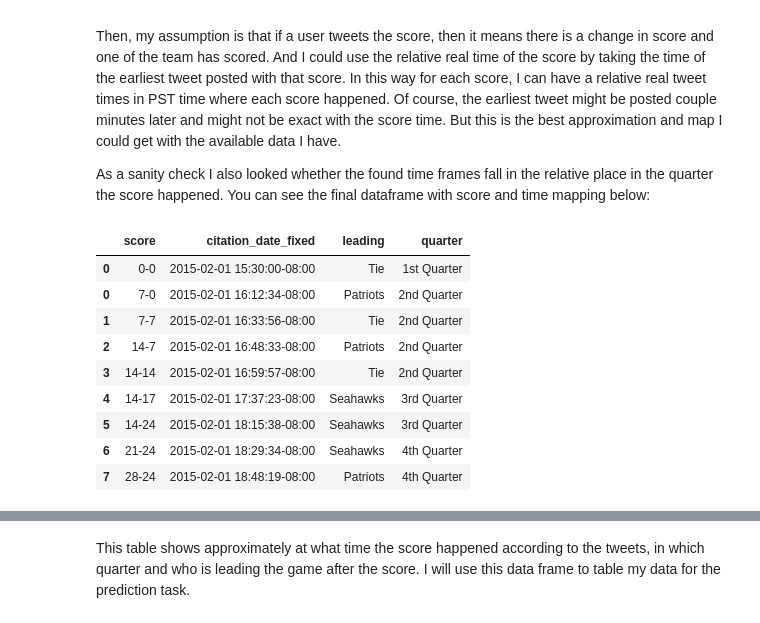
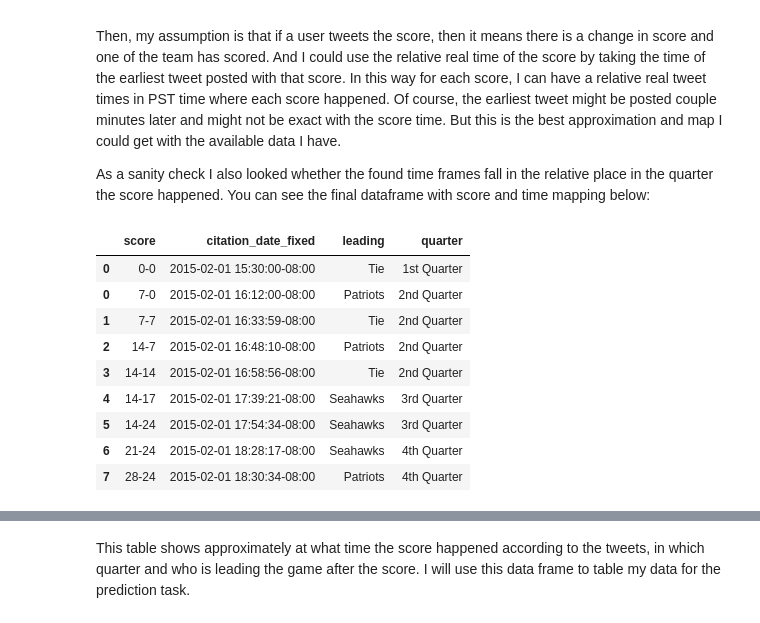
Before and after one commit to camligorkem/data-sicence-projects, a Jupyter notebook: project_4/Project_4_Part2_Twitter_Data.ipynb, the cells around one changed output, grey strips where cells are left out. Saved outputs shown, nothing was run; the diff lists cells and outputs as text; code cells hidden in the pictures.

```diff
--- a/project_4/Project_4_Part2_Twitter_Data.ipynb
+++ b/project_4/Project_4_Part2_Twitter_Data.ipynb
@@ -866,0 +889,26 @@ def apply_roberta(text):
+# %%
+def allen_nlp_roberta_sentiment(data, tweet_feature_name='cleaned_title'):
+    post_fix = '_'+tweet_feature_name
+    prefix ='sent_allen_nlp_roberta_'
+
+    if 'sent_allennlp_roberta_neg_cleaned_title' in data.columns:
+        return data
+    else:
+        # read cardiff data
+        allen = pd.read_csv('data/during_game_only_with_allennlp_roberta.csv', index_col=0, lineterminator='\n')
+
+        # merge data frames
+        cs = ['index',  'title', 'sent_allennlp_roberta_pos_cleaned_title',
+              'sent_allennlp_roberta_neg_cleaned_title','sent_allennlp_roberta_label_cleaned_title']
+        small_all = allen[cs]
+        data = data.merge(small_all, how='left', on=['index','title'])
+
+        # check
+        #tweet_emt_df[(~tweet_emt_df.sent_cardiffnlp_roberta_pos_cleaned_title.isnull()) &
+        #    (tweet_emt_df.game_status == 'during_game')].shape[0]
+
+        # save data frame
+        data.to_csv('data/tweet_emt_df.csv')
+    return data
+
+tweet_emt_df = allen_nlp_roberta_sentiment(data=tweet_emt_df, tweet_feature_name='cleaned_title')
@@ -1040,8 +1167,8 @@ def create_time(tm):
 
 quarter_times = {
     'first_qt_start' : GAME_START,
-    'first_qt_end' : create_time(datetime.datetime(2015, 2, 1, 16, 0, 0, 0)),
-    'second_qt_start' : create_time(datetime.datetime(2015, 2, 1, 16, 0, 0, 0)), #first_qt_end,
+    'first_qt_end' : create_time(datetime.datetime(2015, 2, 1, 15, 58, 0, 0)),
+    'second_qt_start' : create_time(datetime.datetime(2015, 2, 1, 15, 58, 0, 0)), #first_qt_end,
     'second_qt_end' : create_time(datetime.datetime(2015, 2, 1, 17, 9, 0, 0)),
 
     'half_time_start' : create_time(datetime.datetime(2015, 2, 1, 17, 9, 0, 0)),
@@ -1121,6 +1248,7 @@ Then, my assumption is that if a user tweets the score, then it means there is a
 As a sanity check I also looked whether the found time frames fall in the relative place in the quarter the score happened. You can see the final dataframe with score and time mapping below:
 # %%
 scores_list = ['7-0','7-7', '14-7','14-14','14-17','14-24','21-24','28-24']
+
 
 # regex to find scores of the game written by users in the tweets
 strs = r'(0|[1-9]\d*)-(0|[1-9]\d*)' #'(0|[1-9]\d*)-(0|[1-9]\d*)|(0|[1-9]\d*) - (0|[1-9]\d*)' #'touchdown|td|Touch down|Touchdown|TD'
@@ -1137,41 +1265,41 @@ cls = ['citation_date_fixed', 'score']
 score_not_null = sub_twt_df[sub_twt_df.score.notnull()]
 #display(score_not_null[cls])
 
-score_time_df = score_not_null[cls].groupby(by=['score']).first()
+score_time_df = score_not_null[cls].groupby(by=['score']).nth(5)
 score_time_df = score_time_df.reindex(scores_list)
 score_time_df.reset_index(inplace=True)
 def find_leading(score):
     scores = score.split('-')
     pat_score = int(scores[0])
     hawk_score = int(scores[1])
     leading=''
     if pat_score==hawk_score:
         leading='Tie'
     elif pat_score > hawk_score:
         leading='Patriots'
     else:
         leading='Seahawks'
     return leading
 score_time_df['leading']= score_time_df.score.apply(lambda x: find_leading(x))
 start = pd.DataFrame([['0-0', GAME_START, 'Tie' ]], columns=['score', 'citation_date_fixed', 'leading'])
 score_time_df = pd.concat([start, score_time_df])
 
 def find_quarter(x_dt):
-    dic_k = {'first_qt_start':'1st Quarter', 'second_qt_end':'2nd Quarter',
+    dic_k = {'first_qt_end':'1st Quarter', 'first_qt_start':'1st Quarter', 'second_qt_end':'2nd Quarter',
              'third_qt_end':'3rd Quarter','fourth_qt_end':'4th Quarter'}
     for k,v in quarter_times.items():
         if x_dt <= v:
             return dic_k[k]
-score_time_df['quarter'] =score_time_df.citation_date_fixed.apply(lambda x:find_quarter(x))
+score_time_df['quarter'] = score_time_df.citation_date_fixed.apply(lambda x:find_quarter(x))
 display(score_time_df)
 # %% [output]
 |  | score | citation_date_fixed | leading | quarter |
 | 0 | 0-0 | 2015-02-01 15:30:00-08:00 | Tie | 1st Quarter |
-| 0 | 7-0 | 2015-02-01 16:12:34-08:00 | Patriots | 2nd Quarter |
-| 1 | 7-7 | 2015-02-01 16:33:56-08:00 | Tie | 2nd Quarter |
-| 2 | 14-7 | 2015-02-01 16:48:33-08:00 | Patriots | 2nd Quarter |
-| 3 | 14-14 | 2015-02-01 16:59:57-08:00 | Tie | 2nd Quarter |
-| 4 | 14-17 | 2015-02-01 17:37:23-08:00 | Seahawks | 3rd Quarter |
-| 5 | 14-24 | 2015-02-01 18:15:38-08:00 | Seahawks | 3rd Quarter |
-| 6 | 21-24 | 2015-02-01 18:29:34-08:00 | Seahawks | 4th Quarter |
-| 7 | 28-24 | 2015-02-01 18:48:19-08:00 | Patriots | 4th Quarter |
+| 0 | 7-0 | 2015-02-01 16:12:00-08:00 | Patriots | 2nd Quarter |
+| 1 | 7-7 | 2015-02-01 16:33:59-08:00 | Tie | 2nd Quarter |
+| 2 | 14-7 | 2015-02-01 16:48:10-08:00 | Patriots | 2nd Quarter |
+| 3 | 14-14 | 2015-02-01 16:58:56-08:00 | Tie | 2nd Quarter |
+| 4 | 14-17 | 2015-02-01 17:39:21-08:00 | Seahawks | 3rd Quarter |
+| 5 | 14-24 | 2015-02-01 17:54:34-08:00 | Seahawks | 3rd Quarter |
+| 6 | 21-24 | 2015-02-01 18:28:17-08:00 | Seahawks | 4th Quarter |
+| 7 | 28-24 | 2015-02-01 18:30:34-08:00 | Patriots | 4th Quarter |
```
Also changed, not shown: parts of 109 cells of this notebook.
